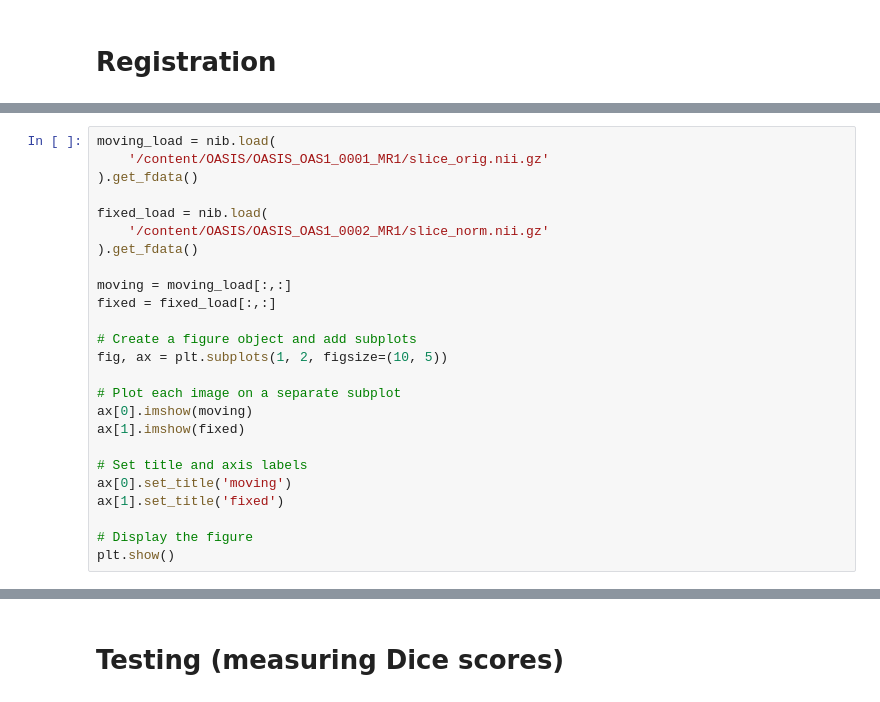
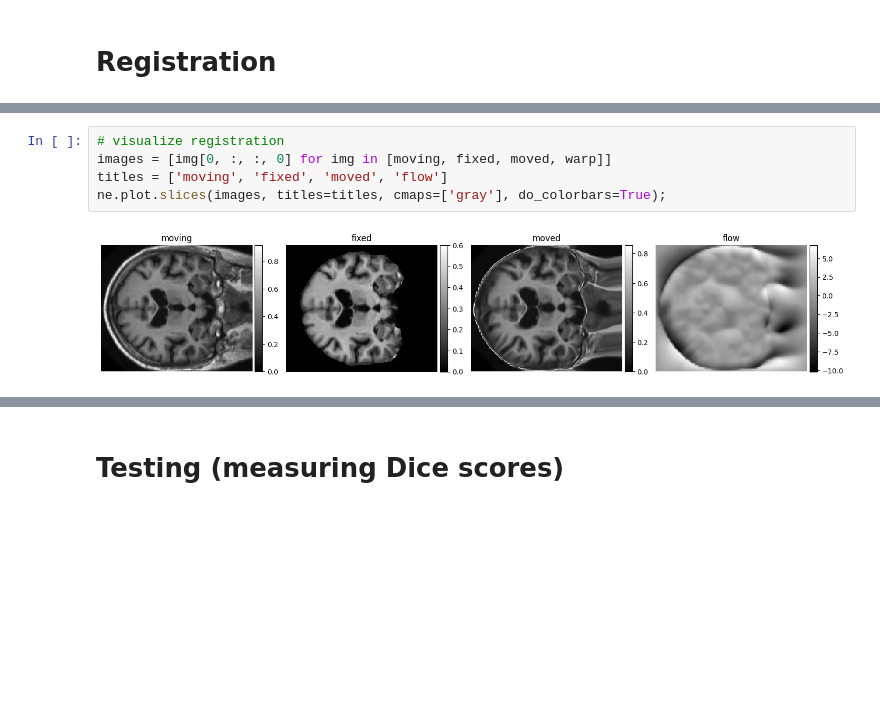
Before and after one commit to Uemerson/masters-degree-in-computer-science-from-unesp, a Jupyter notebook: voxelmorph/oasis/max-pooling/100_epoch.ipynb, the cells around one changed output, grey strips where cells are left out. Drawn from its saved outputs; the diff is of its cells as text; blank space fills up the shorter version.

Commit message:
refactor: change train and registration scripts

```diff
--- a/voxelmorph/oasis/max-pooling/100_epoch.ipynb
+++ b/voxelmorph/oasis/max-pooling/100_epoch.ipynb
@@ -145,25 +245,0 @@ plt.show()
-# %%
-moving_load = nib.load(
-    '/content/OASIS/OASIS_OAS1_0001_MR1/slice_orig.nii.gz'
-).get_fdata()
-
-fixed_load = nib.load(
-    '/content/OASIS/OASIS_OAS1_0002_MR1/slice_norm.nii.gz'
-).get_fdata()
-
-moving = moving_load[:,:]
-fixed = fixed_load[:,:]
-
-# Create a figure object and add subplots
-fig, ax = plt.subplots(1, 2, figsize=(10, 5))
-
-# Plot each image on a separate subplot
-ax[0].imshow(moving)
-ax[1].imshow(fixed)
-
-# Set title and axis labels
-ax[0].set_title('moving')
-ax[1].set_title('fixed')
-
-# Display the figure
-plt.show()
@@ -171,0 +289,7 @@ plt.show()
+# %%
+# visualize registration
+images = [img[0, :, :, 0] for img in [moving, fixed, moved, warp]]
+titles = ['moving', 'fixed', 'moved', 'flow']
+ne.plot.slices(images, titles=titles, cmaps=['gray'], do_colorbars=True);
+# %% [output]
+[figure, added]
```
Also changed, not shown: parts of 17 cells of this notebook.
